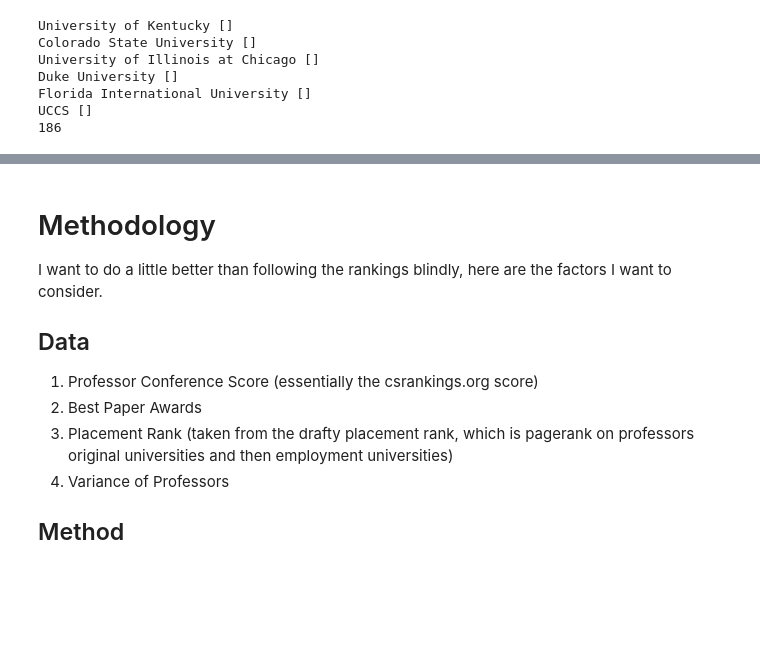
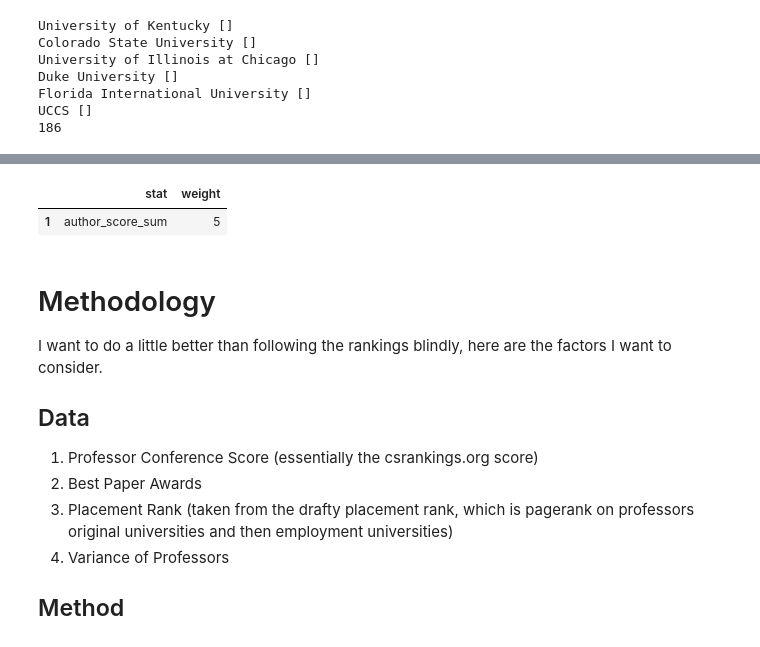
Before and after one commit to sachiniyer/my_college_rankings, a Jupyter notebook: main.ipynb, the cells around one changed output, grey strips where cells are left out. Drawn from its saved outputs; the diff is of its cells as text; code cells hidden in the pictures; blank space fills up the shorter version.

```diff
--- a/main.ipynb
+++ b/main.ipynb
@@ -244,3 +273,8 @@ def get_alias(uni):
+# %%
+dfstatistics.sample()
+# %% [output]
+|  | stat | weight |
+| 1 | author_score_sum | 5 |
 # %% [markdown]
 # Methodology
 
```
Also changed, not shown: parts of 27 cells of this notebook.
